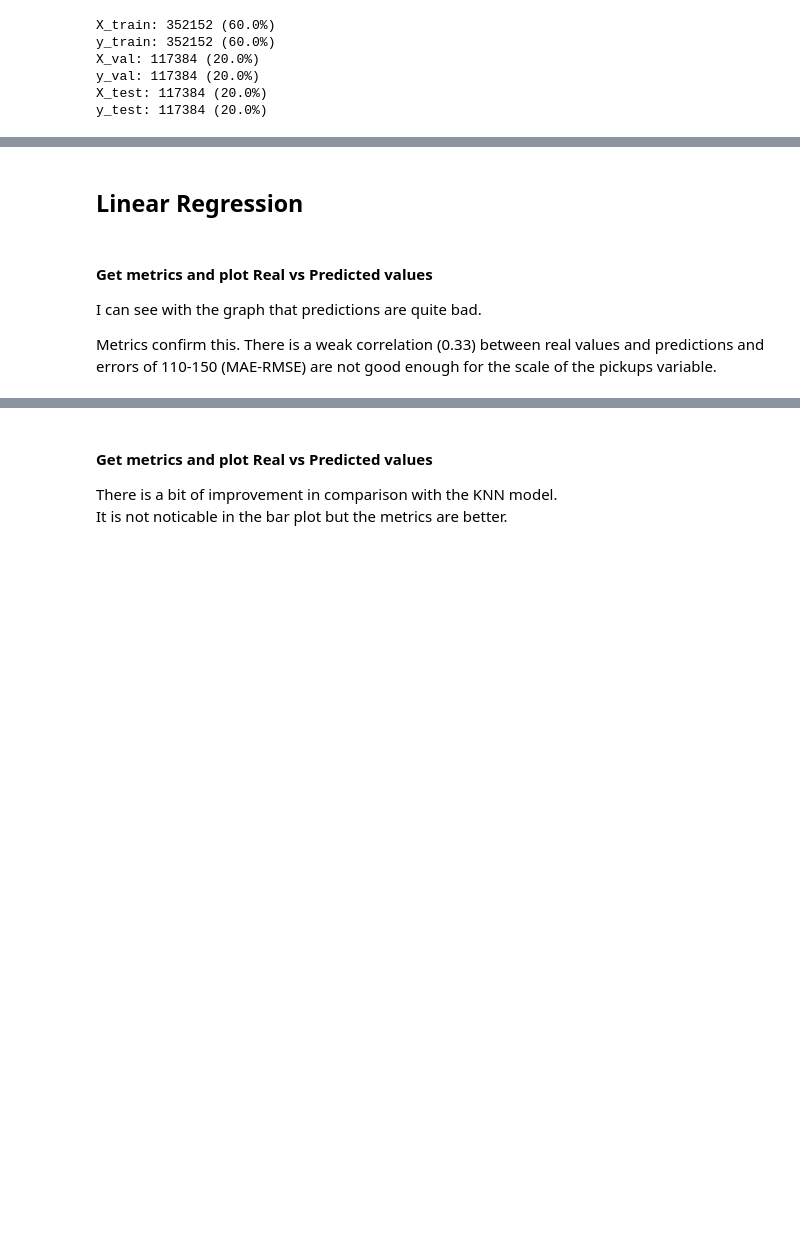
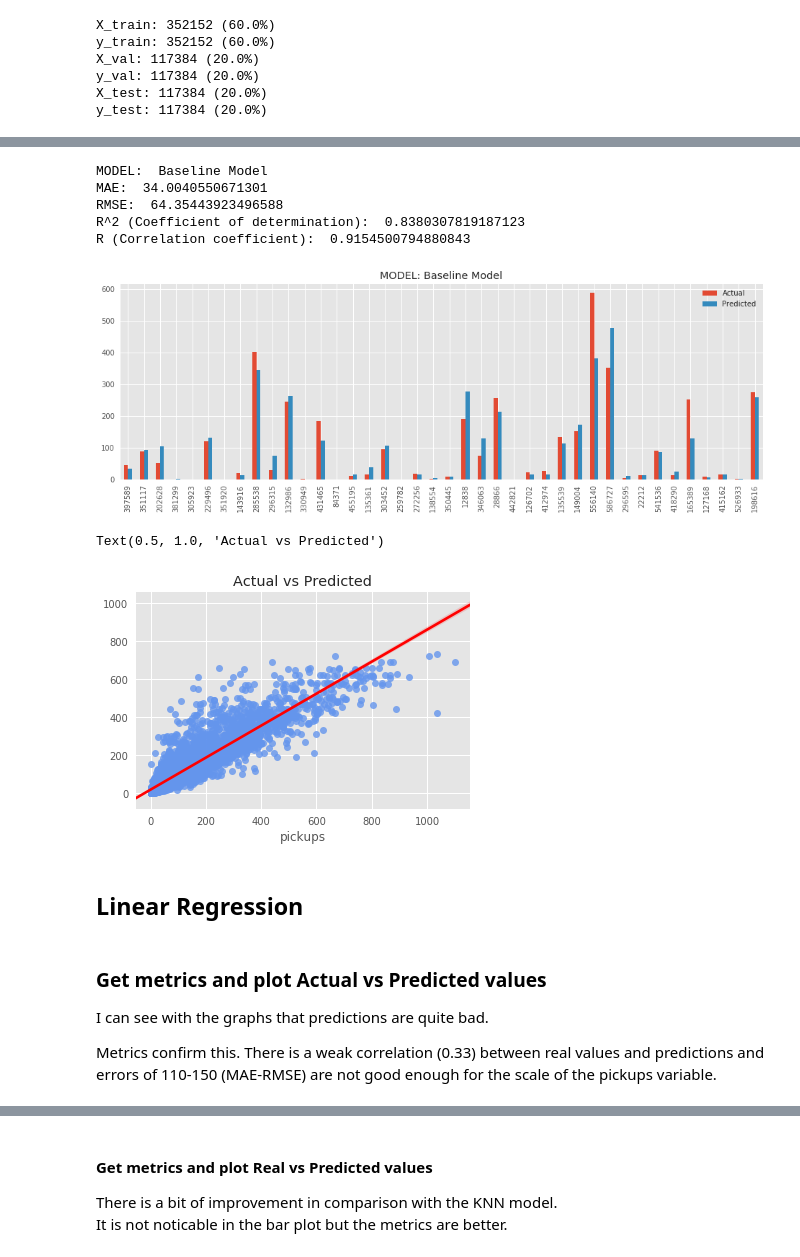
Before and after one commit to angelrps/MasterDataScience_FinalProject, a Jupyter notebook: notebooks/Modelling_01.ipynb, the cells around one changed output, grey strips where cells are left out. Saved outputs shown, nothing was run; the diff lists cells and outputs as text; code cells hidden in the pictures; blank space fills up the shorter version.

Commit message:
Modelling_Creating baseline model

```diff
--- a/notebooks/Modelling_01.ipynb
+++ b/notebooks/Modelling_01.ipynb
@@ -325,0 +305,7 @@ df.info()
+# %%
+# select columns of interest from database
+basemodel = df[['hour', 'LocationID', 'pickups']]
+
+# groupby and calculate pickups average
+basemodel = basemodel.groupby(['hour', 'LocationID']).mean()
+basemodel.sample(5)
@@ -325,0 +322,14 @@ df.info()
+# %%
+def basemodel_predict(base, X_val):
+    # select columns of interest to use to get values from basemodel
+    X_val = X_val[['hour', 'LocationID']]
+    #X_val = X_val.head(10)
+    output = []
+
+    # map average values from baseline model with validation data
+    # append those values to output series
+    for index, row in X_val.iterrows():
+        output.append(int(base.loc[(row['hour'], row['LocationID']), :]))
+
+    output_array = np.asarray(output)
+    return output_array
@@ -325,0 +338,3 @@ df.info()
+# %%
+%%time
+base_y_pred = basemodel_predict(basemodel, X_val)
@@ -326,3 +350,20 @@ df.info()
+# %%
+base_metrics = get_metrics('Baseline Model',y_val, base_y_pred)
+
+plot_real_vs_pred('Baseline Model', y_val, base_y_pred)
+
+sns.regplot(y_val.head(5000), base_y_pred[:5000],
+           scatter_kws={"color": "cornflowerblue"}, line_kws={"color": "red"}) \
+            .set_title('Actual vs Predicted')
+# %% [output]
+MODEL:  Baseline Model
+MAE:  34.0040550671301
+RMSE:  64.35443923496588
+R^2 (Coefficient of determination):  0.8380307819187123
+R (Correlation coefficient):  0.9154500794880843
+[figure, added]
+Text(0.5, 1.0, 'Actual vs Predicted')
+[figure, added]
 # %% [markdown]
 ## Linear Regression
 # %%
@@ -336,9 +377,9 @@ reg.fit(X_train, y_train)
 # Do predictions
 reg_y_pred = reg.predict(X_val)
 # %% [markdown]
-#### Get metrics and plot Real vs Predicted values
+### Get metrics and plot Actual vs Predicted values
 
-I can see with the graph that predictions are quite bad.
+I can see with the graphs that predictions are quite bad.
 
 Metrics confirm this. There is a weak correlation (0.33) between real values and predictions and errors of 110-150 (MAE-RMSE) are not good enough for the scale of the pickups variable.
 # %%
```
Also changed, not shown: parts of 45 cells of this notebook.
